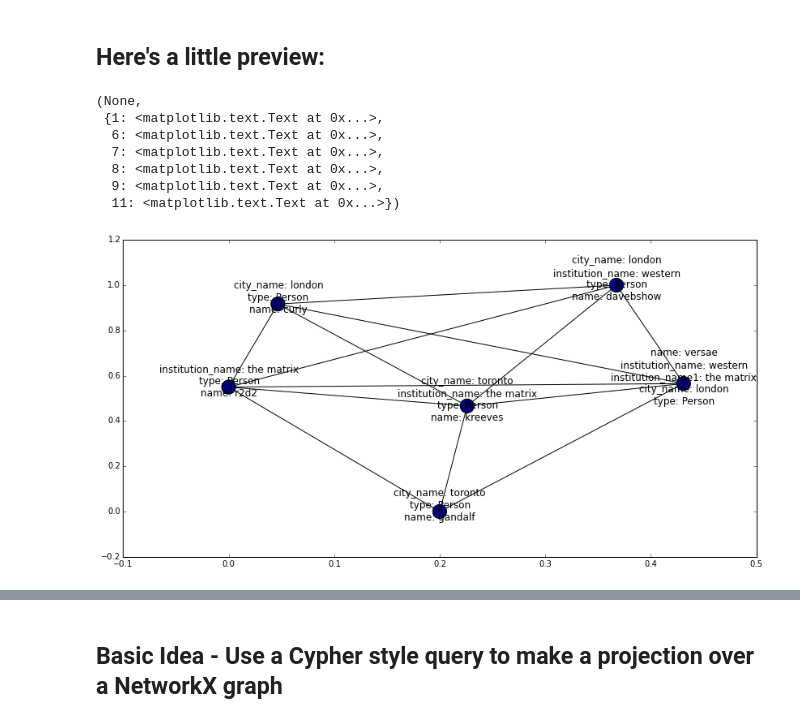
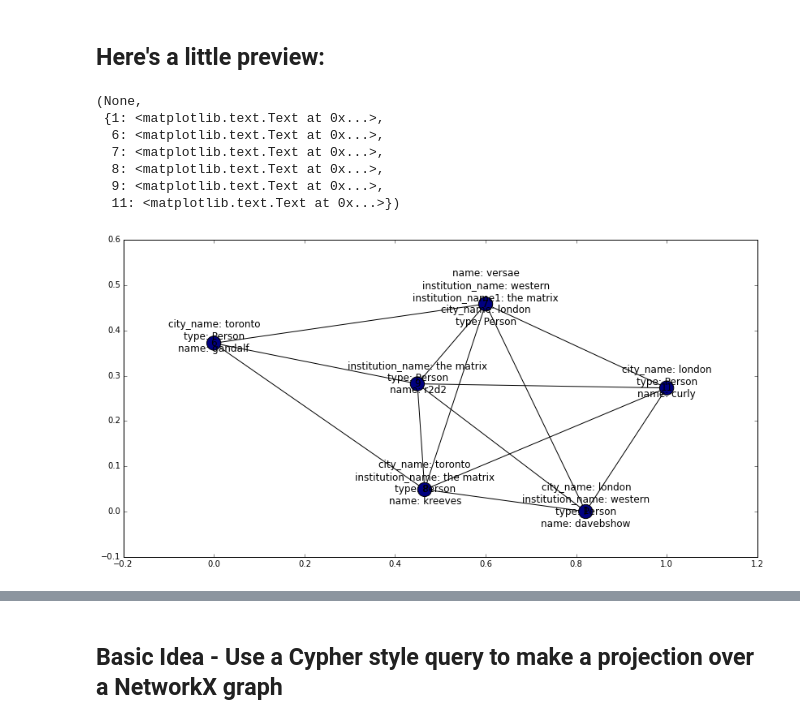
Before and after one commit to davebshow/projx, a Jupyter notebook: projx_demo.ipynb, the cells around one changed output, grey strips where cells are left out. Drawn from its saved outputs; the diff is of its cells as text; code cells hidden in the pictures.

```diff
--- a/projx_demo.ipynb
+++ b/projx_demo.ipynb
@@ -49,25 +49,25 @@ px.draw_simple(g)
 ## Here's a little preview:
 # %%
 # Wrap the graph with ProjX
-p = px.Project(g)
+p = px.Projection(g)
 # Watch this!
 proj = p.execute('''
     MATCH (p1:Person)-(i:Institution)-(c:City)-(p2:Person)
     TRANSFER (i)-(p1)
     TRANSFER (c)-(p2)
     MERGE (c)-(i)
     PROJECT (p1)-(i)-(p2)
 ''')
 px.draw_simple(proj)
 # %% [output]
 (None,
  {1: <matplotlib.text.Text at 0x...>,
   6: <matplotlib.text.Text at 0x...>,
   7: <matplotlib.text.Text at 0x...>,
   8: <matplotlib.text.Text at 0x...>,
   9: <matplotlib.text.Text at 0x...>,
   11: <matplotlib.text.Text at 0x...>})
-[figure, old version]
+[figure, new version]
 # %% [markdown]
 The ProjX query language syntax is as follows:
 ----------------------------------------------
```
Also changed, not shown: parts of 18 cells of this notebook, 2 other files.
